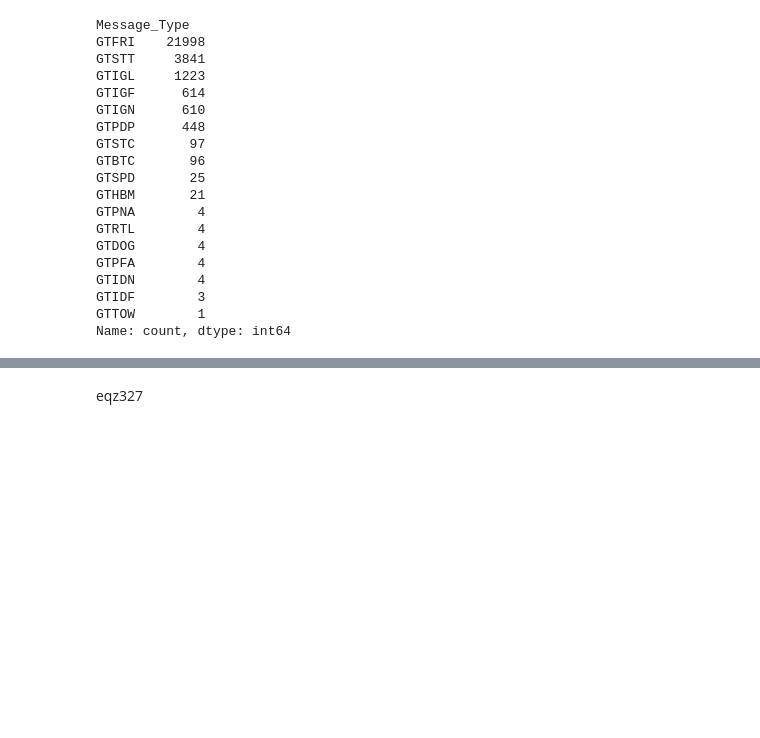
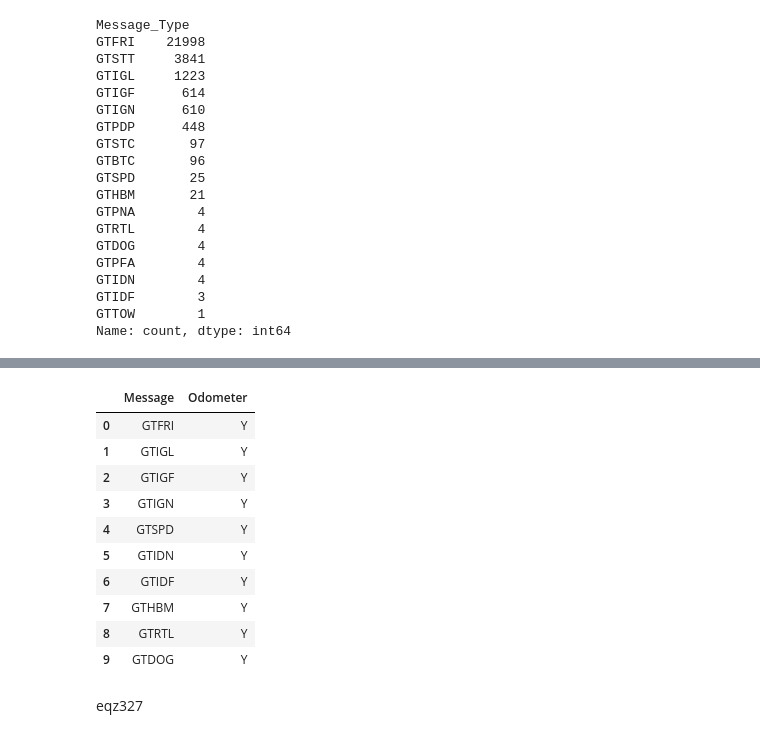
Before and after one commit to jlhb1984/Zonar_projects, a Jupyter notebook: notebooks/chilco TS000172510.ipynb, the cells around one changed output, grey strips where cells are left out. Drawn from its saved outputs; the diff is of its cells as text; code cells hidden in the pictures; blank space fills up the shorter version.

```diff
--- a/notebooks/chilco TS000172510.ipynb
+++ b/notebooks/chilco TS000172510.ipynb
@@ -81,3 +80,64 @@ Data columns (total 2 columns):
  1   count         17 non-null     int64
 dtypes: int64(1), str(1)
 memory usage: 404.0 bytes
+# %%
+num_filas_table01=int(df_book_table01.shape[0])
+num_filas_table02=int(df_book_table02.shape[0])
+cont=0
+df_aux=pd.DataFrame()
+list_field01=[]
+list_field02=[]
+#list_field03=[]
+#list_field04=[]
+#print("df_book_table01[8,0]: ",df_book_table01.iloc[8,0]) #UnitsByDealer.csv_r.csv
+#print("df_book_table02[8,5]: ",df_book_table02.iloc[8,5]) #6MB.
+#print("\nInformación de las tablas: ")
+#print("\nTabla 1:")
+#print(df_book_table01.info())
+#print("\nTabla 2:")
+#print(df_book_table02.info())
+attribute_name_table01='Message'#Digitar el índice de la tabla 1.#input("\nDigita el atributo a comparar de la tabla 1: ")
+attribute_name_table02='Message_Type'#Digitar el índice de la tabla 2.#input("Digita el atribito a comparar de la tabla 2: ")
+position_table01=int(df_book_table01.columns.get_loc(attribute_name_table01))
+position_table02=int(df_book_table02.columns.get_loc(attribute_name_table02))
+print("\nAtributo de la tabla1: ",position_table01)
+print("Atributo de la tabla2: ",position_table02,"\n")
+print("Trabajando...")
+for i in range(0,num_filas_table01):
+    for j in range(0,num_filas_table02):
+        #if str(df_book_table01.iloc[i,5])==str(df_book_table02.iloc[j,3]):
+        if str(df_book_table01.iloc[i,position_table01])==str(df_book_table02.iloc[j,position_table02]):
+            list_field01.append(df_book_table01.iloc[i,0])
+            list_field02.append(df_book_table01.iloc[i,1])
+            #list_field03.append(df_book_table02.iloc[j,21])
+            #list_field04.append(df_book_table02.iloc[j,3])
+            print("df_book_table01[i,position_table01]: ",df_book_table01.iloc[i,position_table01]," = ",end="")
+            print("df_book_table02[j,position_table02]: ",df_book_table02.iloc[j,position_table02])
+            cont=cont+1
+df_aux['Message']=list_field01
+df_aux['Odometer']=list_field02
+#df_aux['MSISDN']=list_field03
+#df_aux['Last Contact On']=list_field04
+print("Cont= ",cont)
+print(df_aux.info())
+option_exp=input("\n¿Desea generar un reporte de coincidencias en formato csv S/N?\n")
+if option_exp=="S":
+    df_aux.to_csv(r'C:\Users\Jose.Hurtado\Documents\Zonar_projects\data\chilco\coincidences.csv')                  #Edit
+cont=0
+option_exp=input("¿Desea generar un reporte de diferencias en formato csv S/N?\n")
+df_book_table02['ACTION']="Keep"
+if option_exp=="S":
+    print("Trabajando...")
+    for i in range(0,num_filas_table01):
+        for j in range(0,num_filas_table02):
+            if str(df_book_table01.iloc[i,position_table01])==str(df_book_table02.iloc[j,position_table02]):
+                df_book_table02.iloc[j,2]=np.nan                                                                    #Edit
+                print("df_book_table01[i,position_table01]: ",df_book_table01.iloc[i,position_table01]," = ",end="")
+                print("df_book_table02[j,position_table02]: ",df_book_table02.iloc[j,position_table02])
+    #print(df_book_table02)
+    df_book_table02.dropna(axis=0,inplace=True)
+    print(df_book_table02)
+    df_book_table02.to_csv(r'C:\Users\Jose.Hurtado\Documents\Zonar_projects\data\chilco\diffrences')          #Edit
+
+df_aux
+# %% [output]
@@ -84,3 +161,14 @@ memory usage: 404.0 bytes
+|  | Message | Odometer |
+| 0 | GTFRI | Y |
+| 1 | GTIGL | Y |
+| 2 | GTIGF | Y |
+| 3 | GTIGN | Y |
+| 4 | GTSPD | Y |
+| 5 | GTIDN | Y |
+| 6 | GTIDF | Y |
+| 7 | GTHBM | Y |
+| 8 | GTRTL | Y |
+| 9 | GTDOG | Y |
 # %% [markdown]
 eqz327
 # %%
```
Also changed, not shown: parts of 5 cells of this notebook, 11 other files.
